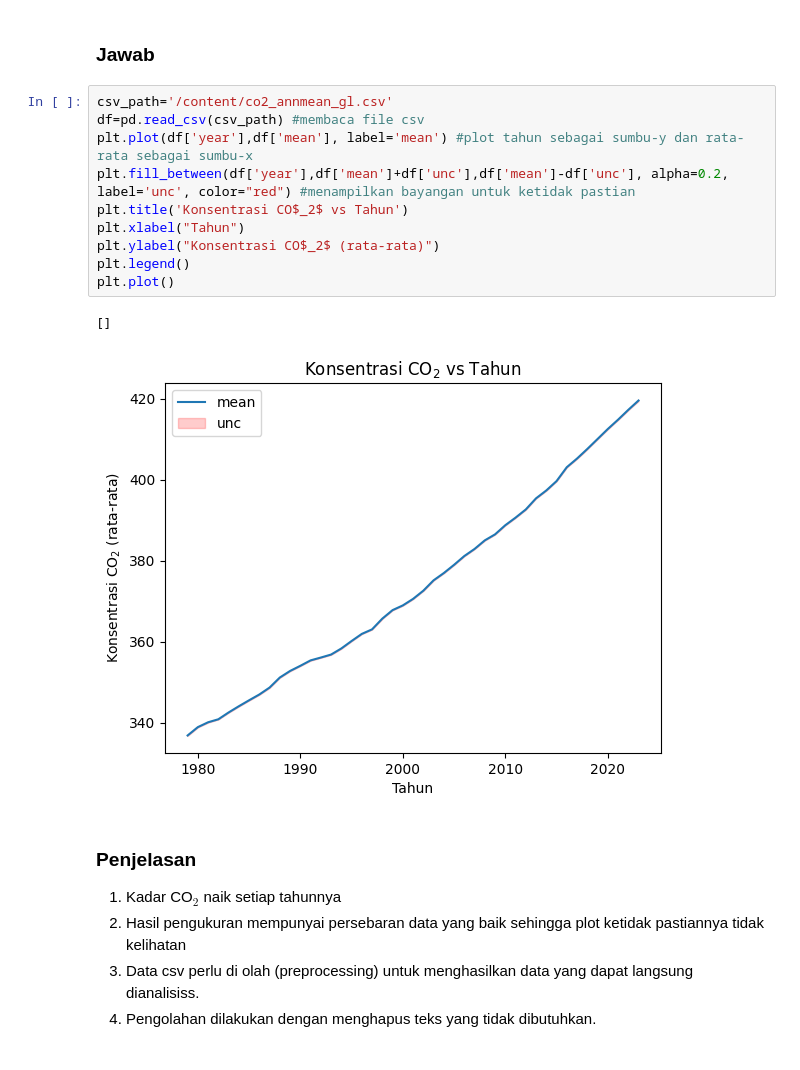
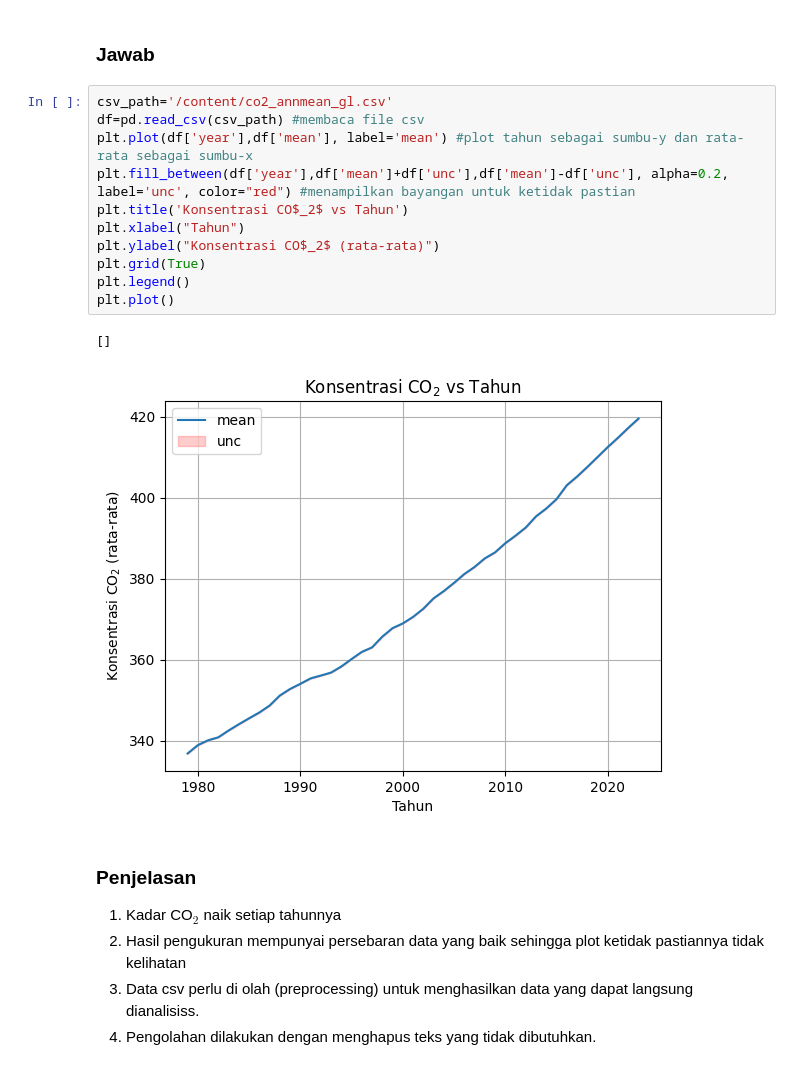
Before and after one commit to RendiZein/Metode-Rekayasa-Komputasi, a Jupyter notebook: T01_530067.ipynb, the cells around one changed output. Cells and saved outputs as stored; diff of their text form.

```diff
--- a/T01_530067.ipynb
+++ b/T01_530067.ipynb
@@ -587,16 +587,17 @@ Matriks inversenya adalah
 # %%
 csv_path='/content/co2_annmean_gl.csv'
 df=pd.read_csv(csv_path) #membaca file csv
 plt.plot(df['year'],df['mean'], label='mean') #plot tahun sebagai sumbu-y dan rata-rata sebagai sumbu-x
 plt.fill_between(df['year'],df['mean']+df['unc'],df['mean']-df['unc'], alpha=0.2, label='unc', color="red") #menampilkan bayangan untuk ketidak pastian
 plt.title('Konsentrasi CO$_2$ vs Tahun')
 plt.xlabel("Tahun")
 plt.ylabel("Konsentrasi CO$_2$ (rata-rata)")
+plt.grid(True)
 plt.legend()
 plt.plot()
 # %% [output]
 []
-[figure, old version]
+[figure, new version]
 # %% [markdown]
 ### Penjelasan
 1. Kadar CO$_2$ naik setiap tahunnya
```
Also changed, not shown: parts of 2 cells of this notebook.
